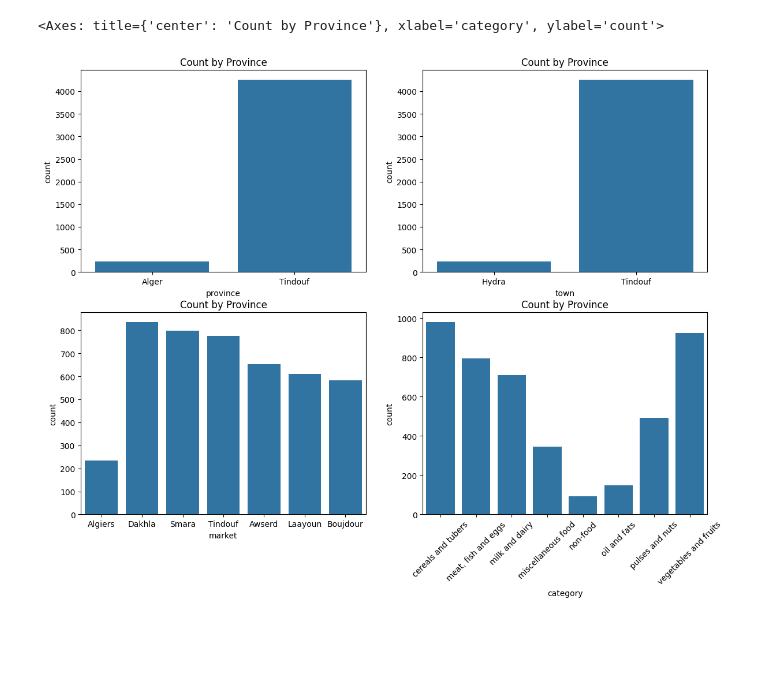
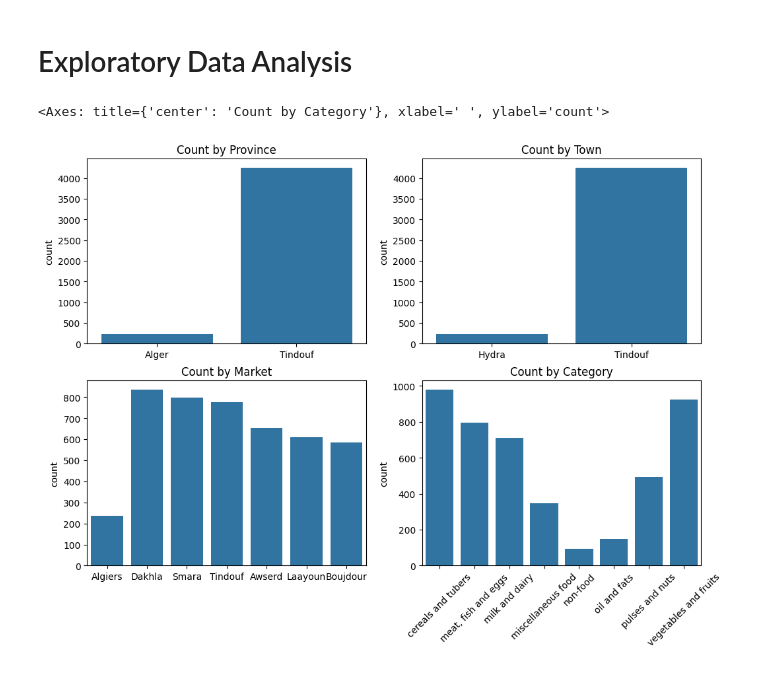
Before and after one commit to solxire88/algerian-food-pricing, a Jupyter notebook: notebooks/EDA.ipynb, the cells around one changed output. Saved outputs shown, nothing was run; the diff lists cells and outputs as text; code cells hidden in the pictures; blank space fills up the shorter version.

Commit message:
update EDA & Added Indicators

```diff
--- a/notebooks/EDA.ipynb
+++ b/notebooks/EDA.ipynb
@@ -5,4 +10,4 @@ import seaborn as sns
 # %%
-df = pd.read_csv("../data/processed/processed.csv")
-df.head()
+food = pd.read_csv("../data/processed/food.csv", index_col=0)
+food.head()
 # %% [output]
@@ -27,16 +36,25 @@ df.describe()
+# %%
+food.index = pd.to_datetime(food.index)
+indicators.index = pd.to_datetime(indicators.index)
+# %% [markdown]
+# Exploratory Data Analysis
 # %%
-fig, ax = plt.subplots(2,2, figsize=(14,10))
+fig, ax = plt.subplots(2,2, figsize=(12,8))
 ax = ax.flatten()
 
 ax[0].set_title("Count by Province")
-sns.countplot(data=df, x='province', ax=ax[0])
-ax[1].set_title("Count by Province")
-sns.countplot(data=df, x='town', ax=ax[1])
-ax[2].set_title("Count by Province")
-sns.countplot(data=df, x='market', ax=ax[2])
-ax[3].set_title("Count by Province")
+ax[0].set_xlabel(" ")
+sns.countplot(data=food, x='province', ax=ax[0])
+ax[1].set_title("Count by Town")
+ax[1].set_xlabel(" ")
+sns.countplot(data=food, x='town', ax=ax[1])
+ax[2].set_title("Count by Market")
+ax[2].set_xlabel(" ")
+sns.countplot(data=food, x='market', ax=ax[2])
+ax[3].set_title("Count by Category")
+ax[3].set_xlabel(" ")
 ax[3].tick_params(axis='x', rotation=45)
-sns.countplot(data=df, x='category', ax=ax[3])
+sns.countplot(data=food, x='category', ax=ax[3])
 # %% [output]
-<Axes: title={'center': 'Count by Province'}, xlabel='category', ylabel='count'>
+<Axes: title={'center': 'Count by Category'}, xlabel=' ', ylabel='count'>
-[figure, old version]
+[figure, new version]
```
Also changed, not shown: parts of 12 cells of this notebook, 12 other files.
